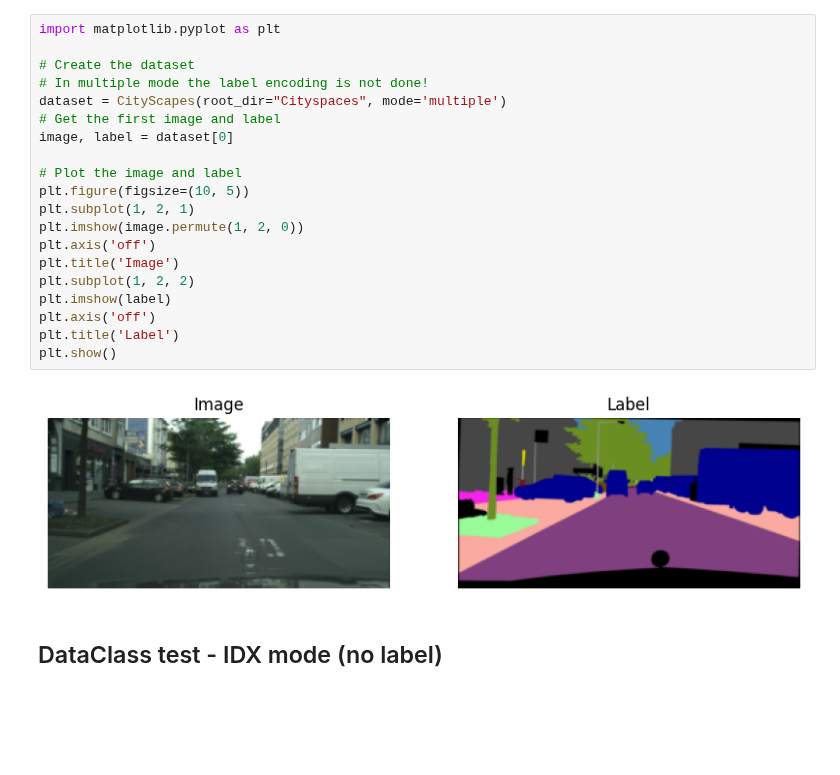
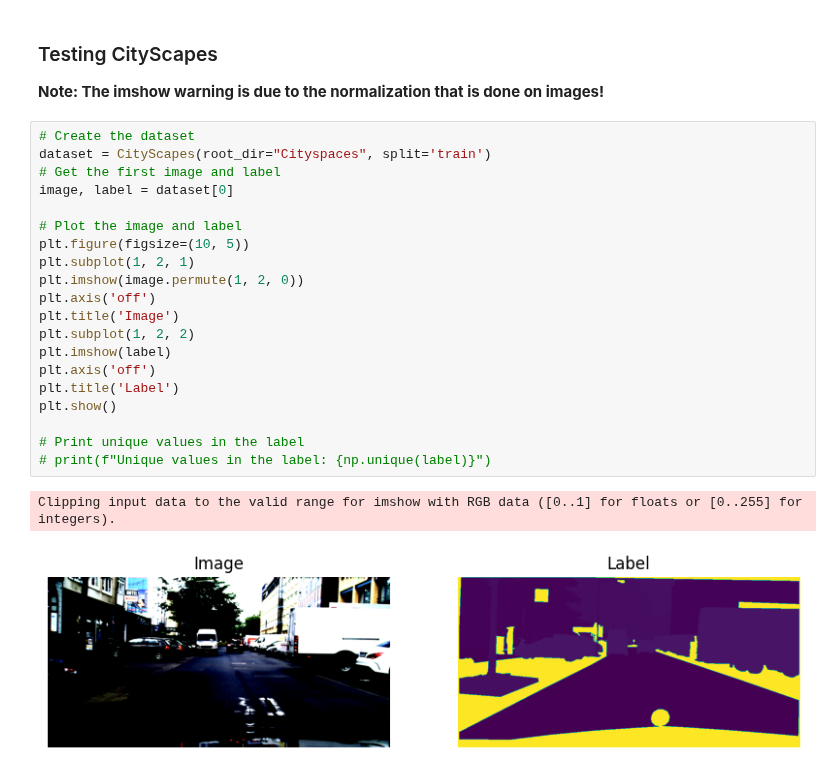
Before and after one commit to QuantDreamGit/SemanticSegmentation, a Jupyter notebook: datasets/cityscapes_test.ipynb, the cells around one changed output. Saved outputs shown, nothing was run; the diff lists cells and outputs as text; blank space fills up the shorter version.

```diff
--- a/datasets/cityscapes_test.ipynb
+++ b/datasets/cityscapes_test.ipynb
@@ -103,24 +90,27 @@ class CityScapes(Dataset):
+# %% [markdown]
+### Testing CityScapes
+
+**Note: The imshow warning is due to the normalization that is done on images!**
 # %%
-import matplotlib.pyplot as plt
-
 # Create the dataset
-# In multiple mode the label encoding is not done!
-dataset = CityScapes(root_dir="Cityspaces", mode='multiple')
+dataset = CityScapes(root_dir="Cityspaces", split='train')
 # Get the first image and label
 image, label = dataset[0]
 
 # Plot the image and label
 plt.figure(figsize=(10, 5))
 plt.subplot(1, 2, 1)
 plt.imshow(image.permute(1, 2, 0))
 plt.axis('off')
 plt.title('Image')
 plt.subplot(1, 2, 2)
 plt.imshow(label)
 plt.axis('off')
 plt.title('Label')
 plt.show()
+
+# Print unique values in the label
+# print(f"Unique values in the label: {np.unique(label)}")
 # %% [output]
+Clipping input data to the valid range for imshow with RGB data ([0..1] for floats or [0..255] for integers).
-[figure, old version]
+[figure, new version]
-# %% [markdown]
-## DataClass test - IDX mode (no label)
```
Also changed, not shown: parts of 7 cells of this notebook, 1 other file.
